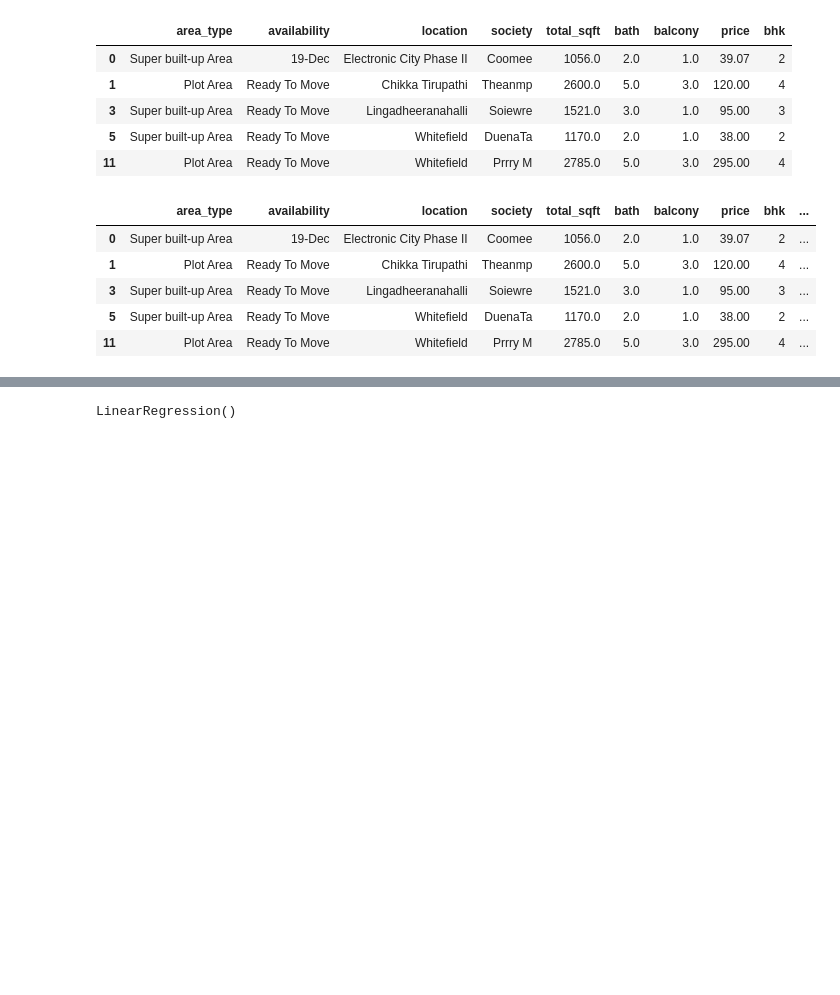
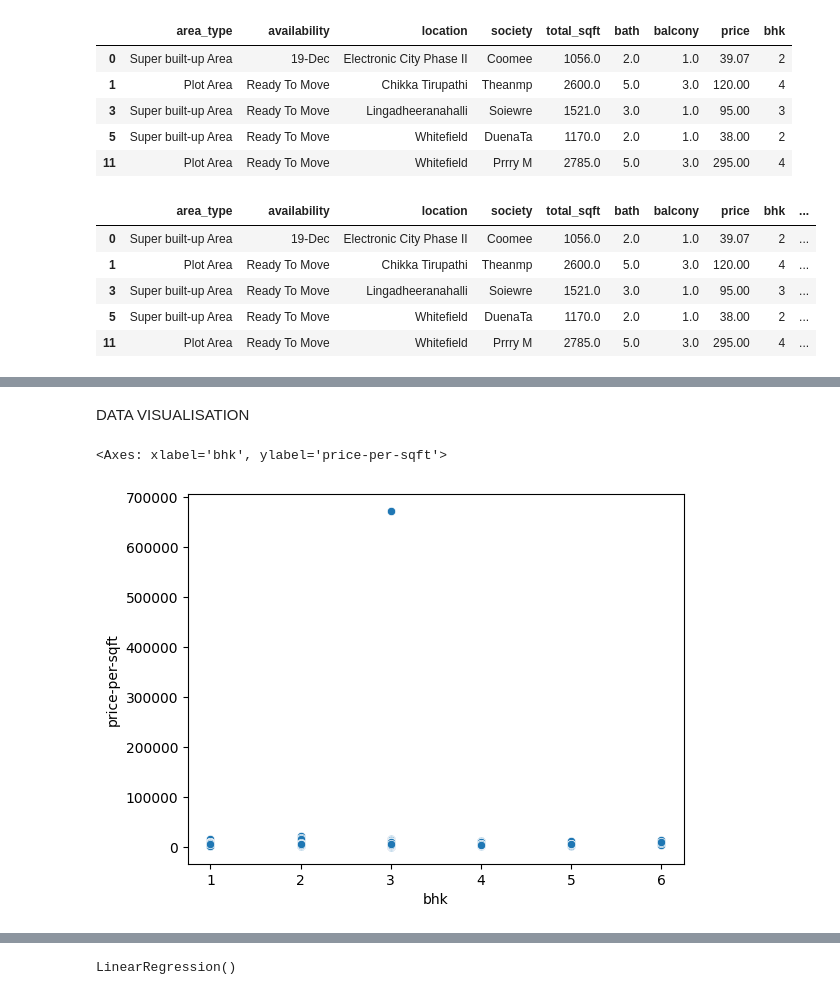
Before and after one commit to sahilmurti07/ML_Projects, a Jupyter notebook: ML(Project).ipynb, the cells around one changed output, grey strips where cells are left out. Cells and saved outputs as stored; diff of their text form; code cells hidden in the pictures; blank space fills up the shorter version.

```diff
--- a/ML(Project).ipynb
+++ b/ML(Project).ipynb
@@ -129,0 +154,7 @@ df.head()
+# %% [markdown]
+DATA VISUALISATION
+# %%
+ sns.scatterplot(x = df["bhk"],y=df["price-per-sqft"])
+# %% [output]
+<Axes: xlabel='bhk', ylabel='price-per-sqft'>
+[figure, added]
```
Also changed, not shown: parts of 16 cells of this notebook.
